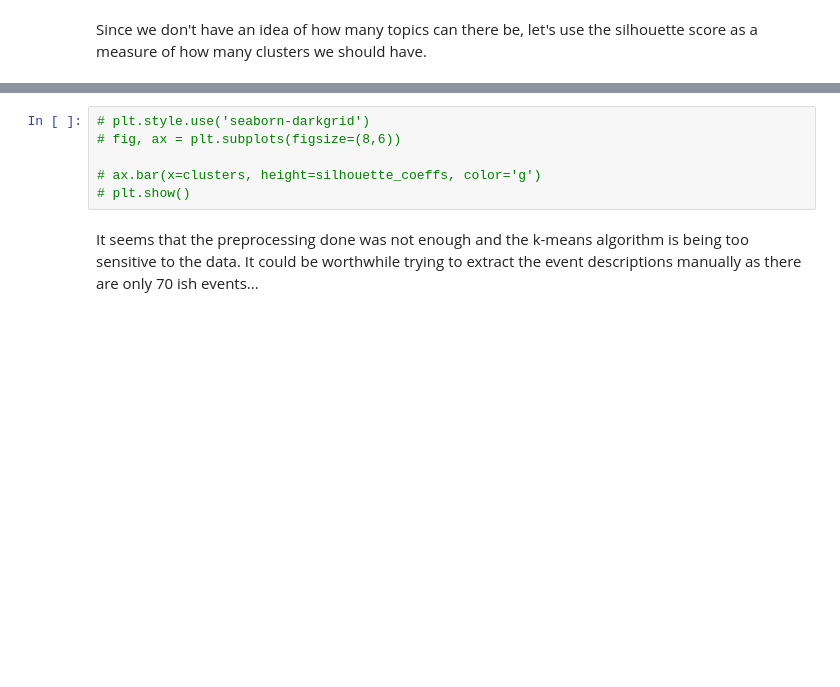
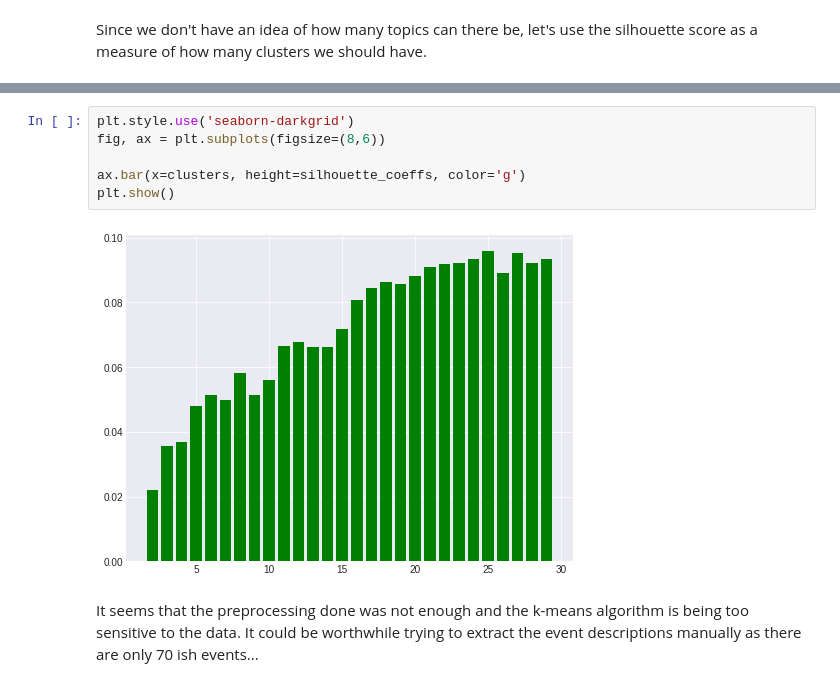
Before and after one commit to amaralcs/meetup_eda, a Jupyter notebook: event_categorisation.ipynb, the cells around one changed output, grey strips where cells are left out. Saved outputs shown, nothing was run; the diff lists cells and outputs as text; blank space fills up the shorter version.

```diff
--- a/event_categorisation.ipynb
+++ b/event_categorisation.ipynb
@@ -232,9 +174,11 @@ Since we don't have an idea of how many topics can there be, let's use the silho
 # %%
-# plt.style.use('seaborn-darkgrid')
-# fig, ax = plt.subplots(figsize=(8,6))
+plt.style.use('seaborn-darkgrid')
+fig, ax = plt.subplots(figsize=(8,6))
 
-# ax.bar(x=clusters, height=silhouette_coeffs, color='g')
-# plt.show()
+ax.bar(x=clusters, height=silhouette_coeffs, color='g')
+plt.show()
+# %% [output]
+[figure, added]
 # %% [markdown]
 It seems that the preprocessing done was not enough and the k-means algorithm is being too sensitive to the data. It could be worthwhile trying to extract the event descriptions manually as there are only 70 ish events...
 # %% [markdown]
```
Also changed, not shown: parts of 40 cells of this notebook.
